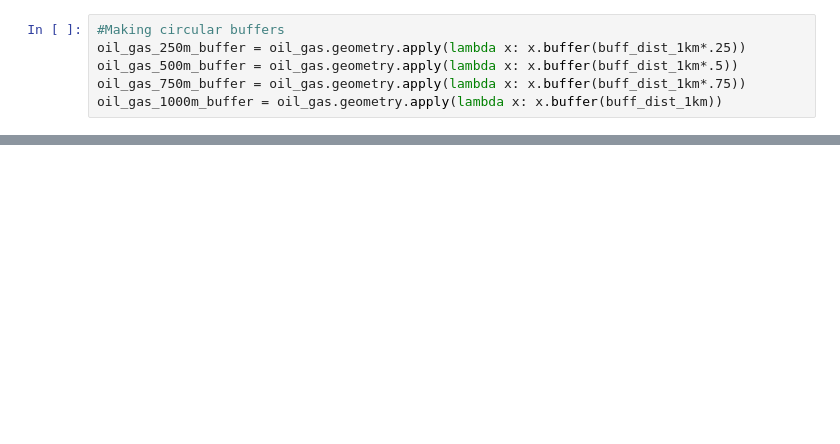
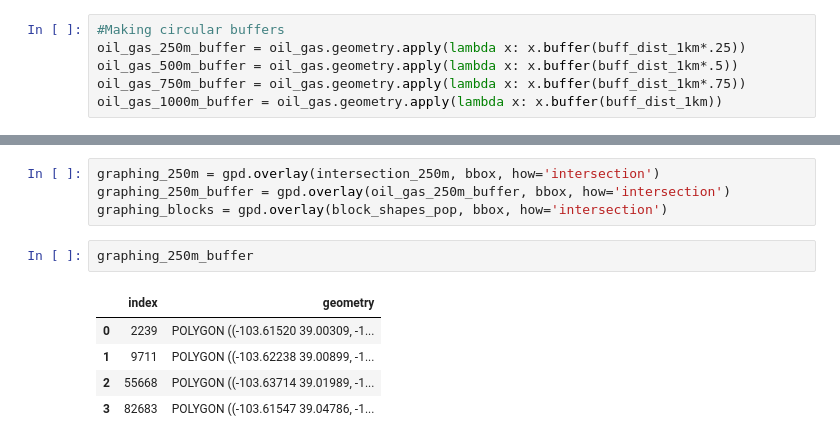
Before and after one commit to margaretmccall/mapping-for-environmental-justice, a Jupyter notebook: oil_gas_calculations.ipynb, the cells around one changed output, grey strips where cells are left out. Cells and saved outputs as stored; diff of their text form; blank space fills up the shorter version.

```diff
--- a/oil_gas_calculations.ipynb
+++ b/oil_gas_calculations.ipynb
@@ -353,0 +284,12 @@ intersection_250m.groupby('index').count().sort_values(by=['FIPS'])
+# %%
+graphing_250m = gpd.overlay(intersection_250m, bbox, how='intersection')
+graphing_250m_buffer = gpd.overlay(oil_gas_250m_buffer, bbox, how='intersection')
+graphing_blocks = gpd.overlay(block_shapes_pop, bbox, how='intersection')
+# %%
+graphing_250m_buffer
+# %% [output]
+|  | index | geometry |
+| 0 | 2239 | POLYGON ((-103.61520 39.00309, -1... |
+| 1 | 9711 | POLYGON ((-103.62238 39.00899, -1... |
+| 2 | 55668 | POLYGON ((-103.63714 39.01989, -1... |
+| 3 | 82683 | POLYGON ((-103.61547 39.04786, -1... |
```
Also changed, not shown: parts of 63 cells of this notebook.
